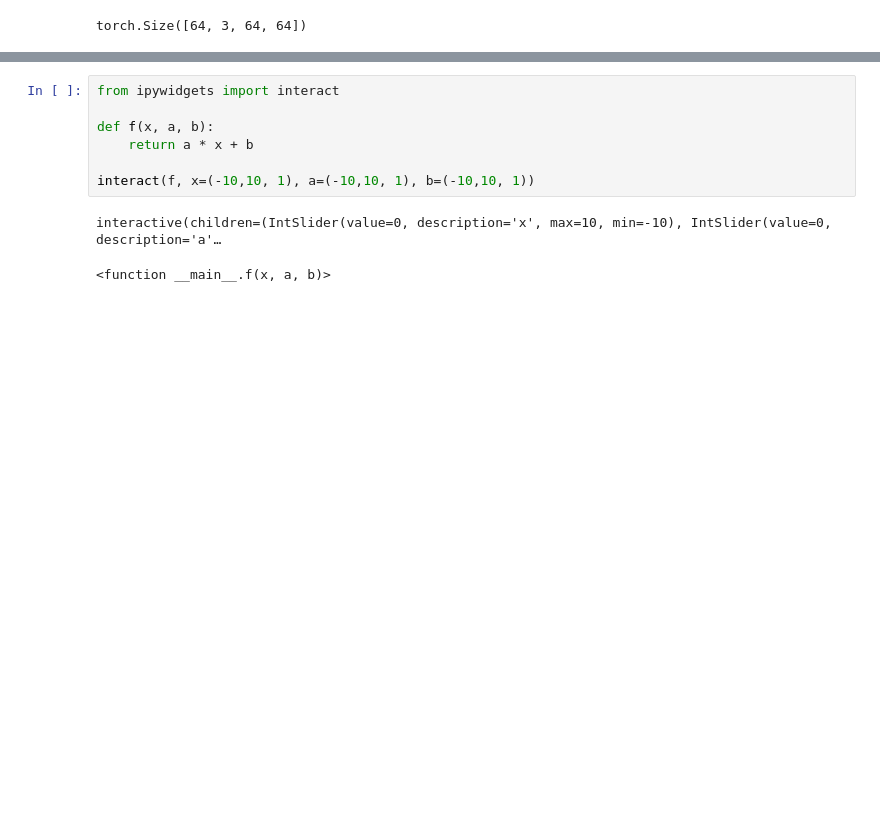
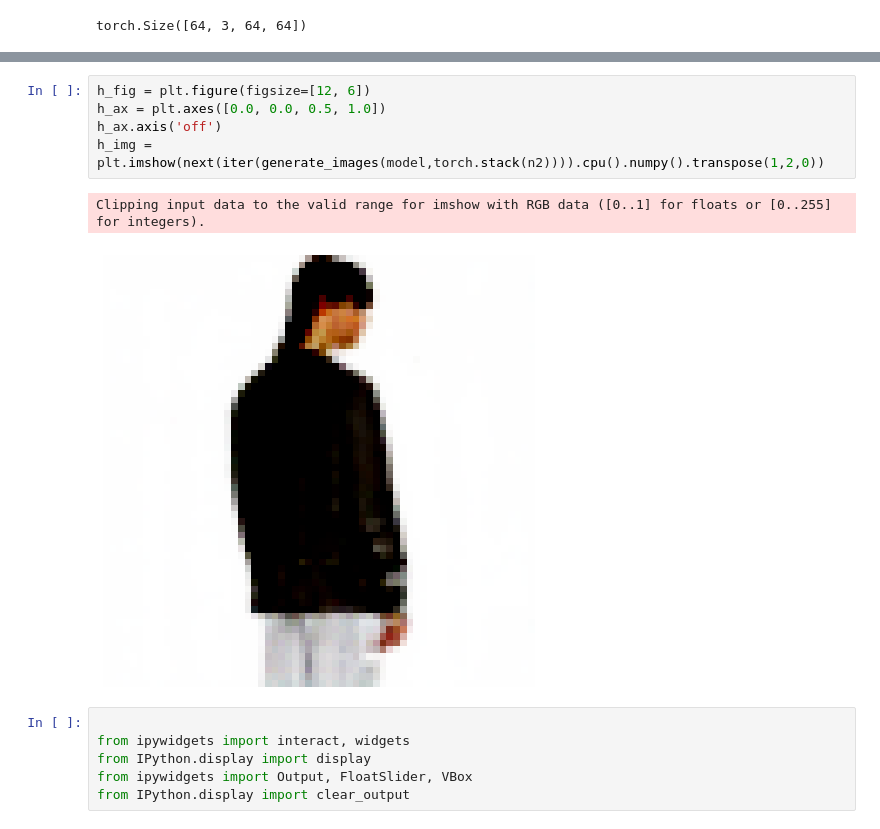
Before and after one commit to Gin5050/jupyter_interact, a Jupyter notebook: src/dcgan.ipynb, the cells around one changed output, grey strips where cells are left out. Drawn from its saved outputs; the diff is of its cells as text; blank space fills up the shorter version.

Commit message:
interactive完成

```diff
--- a/src/dcgan.ipynb
+++ b/src/dcgan.ipynb
@@ -114,10 +114,14 @@ Clipping input data to the valid range for imshow with RGB data ([0..1] for floa
-# %%
-from ipywidgets import interact
-
-def f(x, a, b):
-    return a * x + b
-
-interact(f, x=(-10,10, 1), a=(-10,10, 1), b=(-10,10, 1))
-# %% [output]
-interactive(children=(IntSlider(value=0, description='x', max=10, min=-10), IntSlider(value=0, description='a'…
-<function __main__.f(x, a, b)>
+# %%
+h_fig = plt.figure(figsize=[12, 6])
+h_ax = plt.axes([0.0, 0.0, 0.5, 1.0])
+h_ax.axis('off')
+h_img = plt.imshow(next(iter(generate_images(model,torch.stack(n2)))).cpu().numpy().transpose(1,2,0))
+# %% [output]
+Clipping input data to the valid range for imshow with RGB data ([0..1] for floats or [0..255] for integers).
+[figure, added]
+# %%
+
+from ipywidgets import interact, widgets
+from IPython.display import display
+from ipywidgets import Output, FloatSlider, VBox
+from IPython.display import clear_output
```
Also changed, not shown: parts of 7 cells of this notebook, 12 other files.
